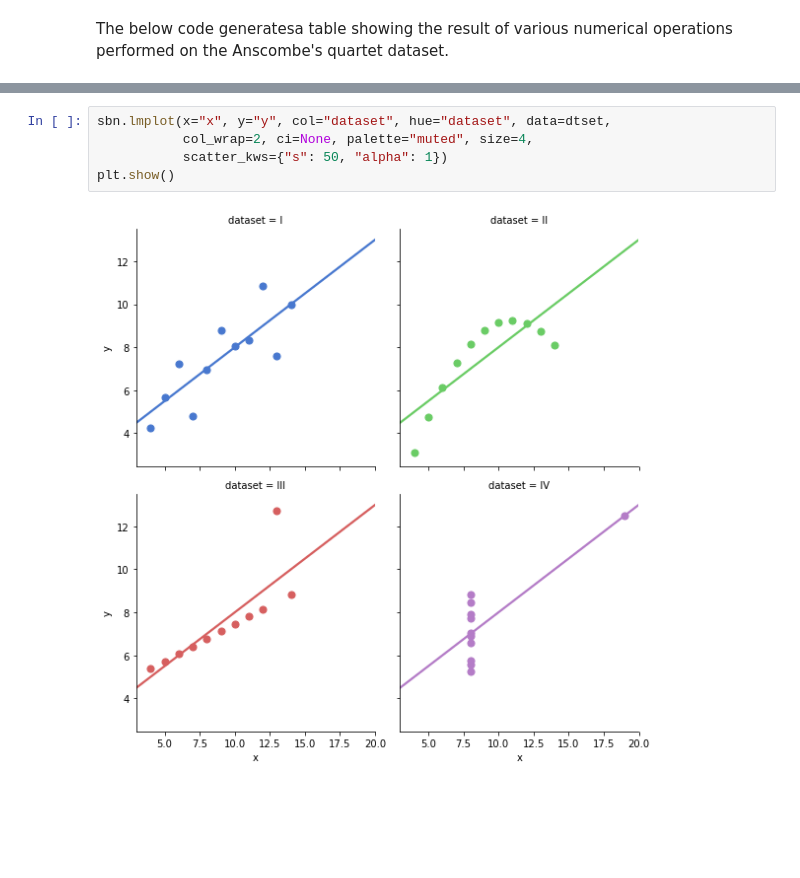
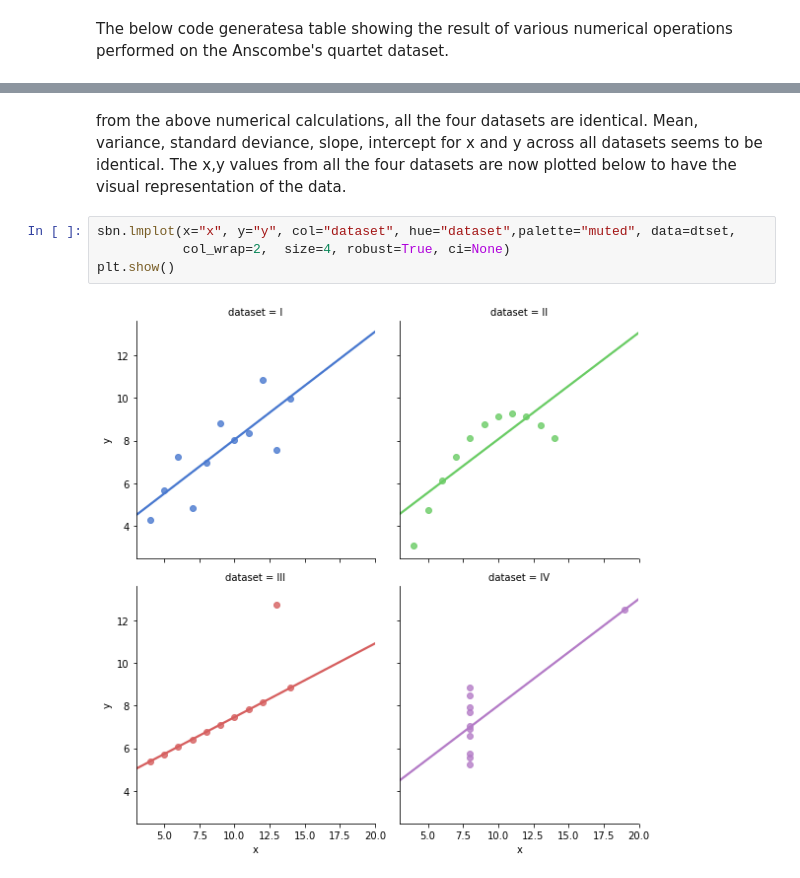
Before and after one commit to shammas012/AnscombeDataSet, a Jupyter notebook: Anscombe_Dataset.ipynb, the cells around one changed output, grey strips where cells are left out. Saved outputs shown, nothing was run; the diff lists cells and outputs as text; blank space fills up the shorter version.

Commit message:
numerical analysis and conclusion added

```diff
--- a/Anscombe_Dataset.ipynb
+++ b/Anscombe_Dataset.ipynb
@@ -58,7 +83,9 @@ pd.DataFrame(organisedSet, columns=organisedSet.columns)
+# %% [markdown]
+from the above numerical calculations, all the four datasets are identical. Mean, variance, standard deviance, slope, intercept for x and y across all datasets seems to be identical.
+The x,y values from all the four datasets are now plotted below to have the visual representation of the data.
 # %%
-sbn.lmplot(x="x", y="y", col="dataset", hue="dataset", data=dtset,
-           col_wrap=2, ci=None, palette="muted", size=4,
-           scatter_kws={"s": 50, "alpha": 1})
+sbn.lmplot(x="x", y="y", col="dataset", hue="dataset",palette="muted", data=dtset,
+           col_wrap=2,  size=4, robust=True, ci=None)
 plt.show()
 # %% [output]
-[figure, old version]
+[figure, new version]
```
Also changed, not shown: parts of 4 cells of this notebook.
